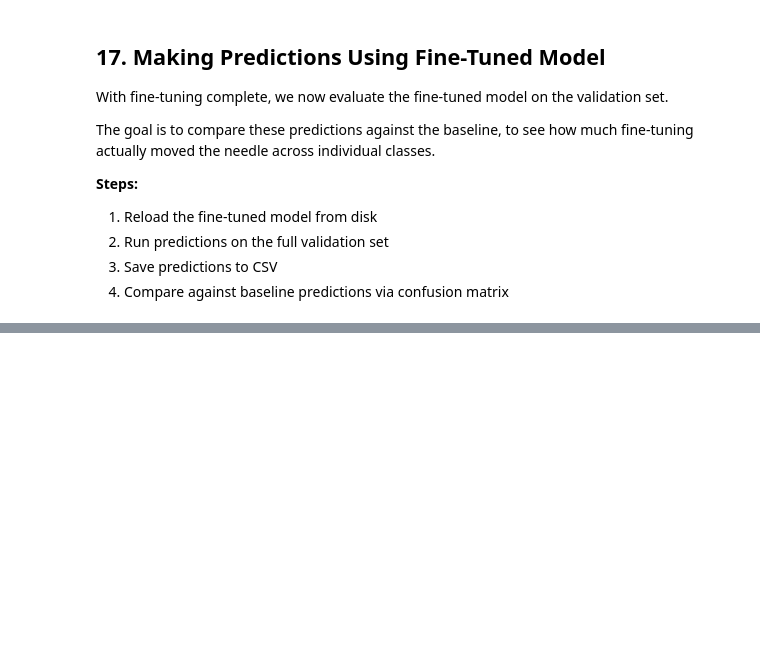
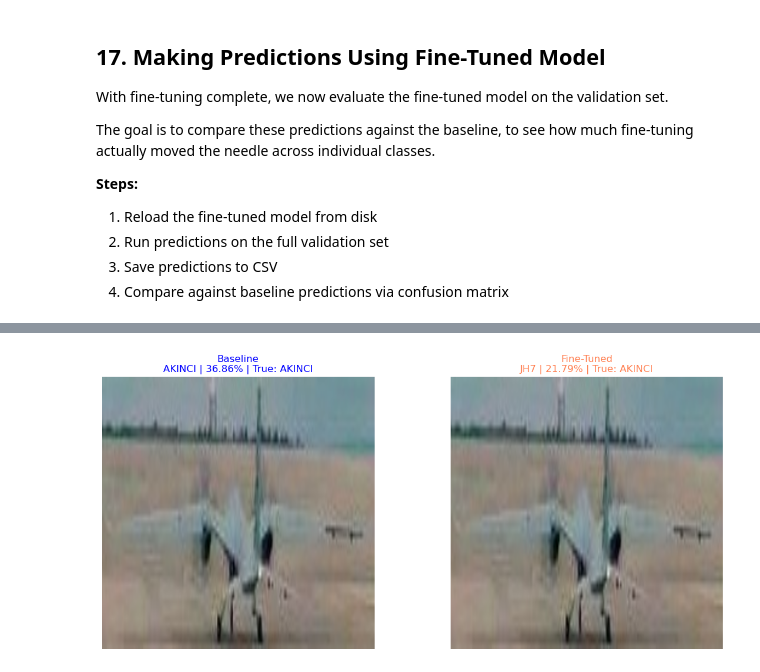
Before and after one commit to Eakempreet/ATAS_Project, a Jupyter notebook: notebooks/01_aircraft_classifier/02_aircraft_classifier_v2.ipynb, the cells around one changed output, grey strips where cells are left out. Saved outputs shown, nothing was run; the diff lists cells and outputs as text; code cells hidden in the pictures; blank space fills up the shorter version.

```diff
--- a/notebooks/01_aircraft_classifier/02_aircraft_classifier_v2.ipynb
+++ b/notebooks/01_aircraft_classifier/02_aircraft_classifier_v2.ipynb
@@ -3344,0 +3492,9 @@ array([[9.4641328e-01, 1.3286793e-05, 8.9183914e-06, ..., 7.6180395e-06,
+# %%
+# Last one
+plot_predictions_comparison(prediction_probabilities_baseline=baseline_predictions,
+                            prediction_probabilities_fine_tuned=fine_tune_predictions,
+                            true_labels=true_labels,
+                            images=val_images,
+                            n=391)
+# %% [output]
+[figure, added]
```
Also changed, not shown: parts of 42 cells of this notebook.
